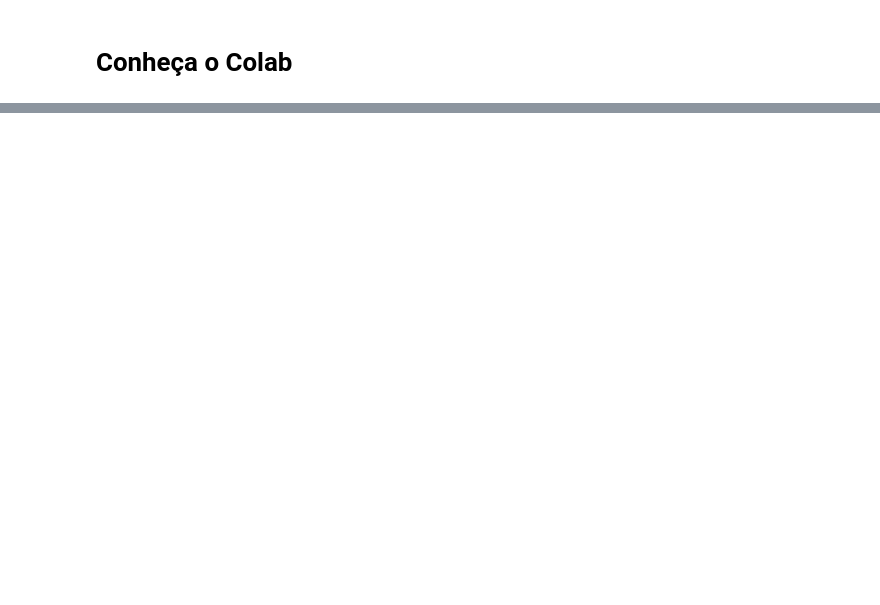
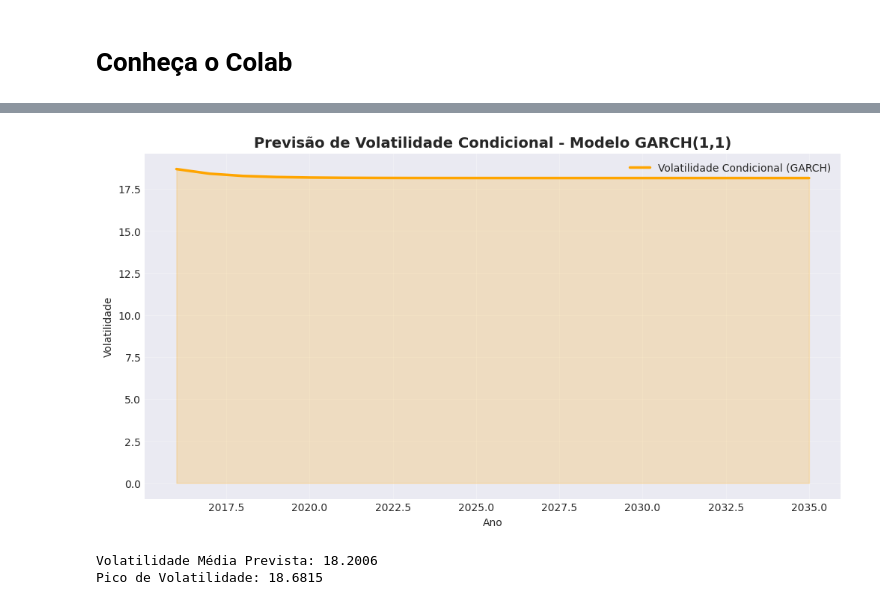
Before and after one commit to alineleandrooo/iCarbon, a Jupyter notebook: Conheça_o_Colab.ipynb, the cells around one changed output, grey strips where cells are left out. Cells and saved outputs as stored; diff of their text form; code cells hidden in the pictures; blank space fills up the shorter version.

```diff
--- a/Conheça_o_Colab.ipynb
+++ b/Conheça_o_Colab.ipynb
@@ -1713,0 +308,24 @@ Estes são alguns notebooks relacionados ao aprendizado de máquina, incluindo o
+# %%
+import matplotlib.pyplot as plt
+
+# Extraindo a volatilidade condicional do resultado do modelo GARCH
+# Note: results_garch foi definido na célula 6WoEE5gOGAlz
+vol_condicional = results_garch.conditional_volatility
+
+plt.figure(figsize=(12, 6))
+plt.plot(df_clean['Ano'], vol_condicional, color='orange', linewidth=2.5, label='Volatilidade Condicional (GARCH)')
+plt.fill_between(df_clean['Ano'], 0, vol_condicional, color='orange', alpha=0.2)
+
+plt.title('Previsão de Volatilidade Condicional - Modelo GARCH(1,1)', fontsize=14, fontweight='bold')
+plt.xlabel('Ano')
+plt.ylabel('Volatilidade')
+plt.legend()
+plt.grid(True, alpha=0.3)
+plt.show()
+
+print(f"Volatilidade Média Prevista: {vol_condicional.mean():.4f}")
+print(f"Pico de Volatilidade: {vol_condicional.max():.4f}")
+# %% [output]
+[figure, added]
+Volatilidade Média Prevista: 18.2006
+Pico de Volatilidade: 18.6815
```
Also changed, not shown: parts of 87 cells of this notebook.
